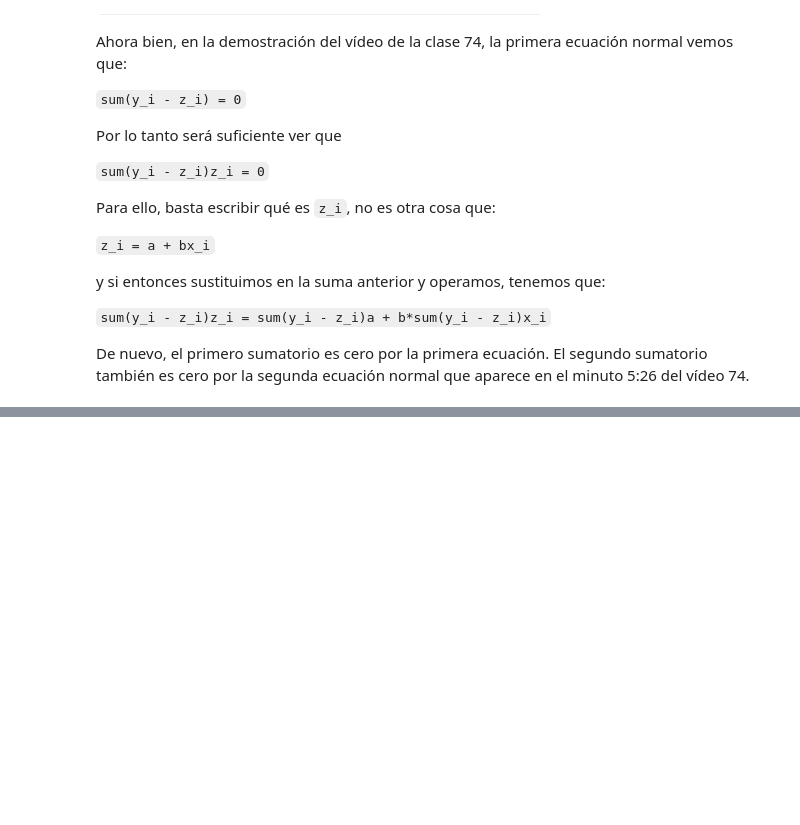
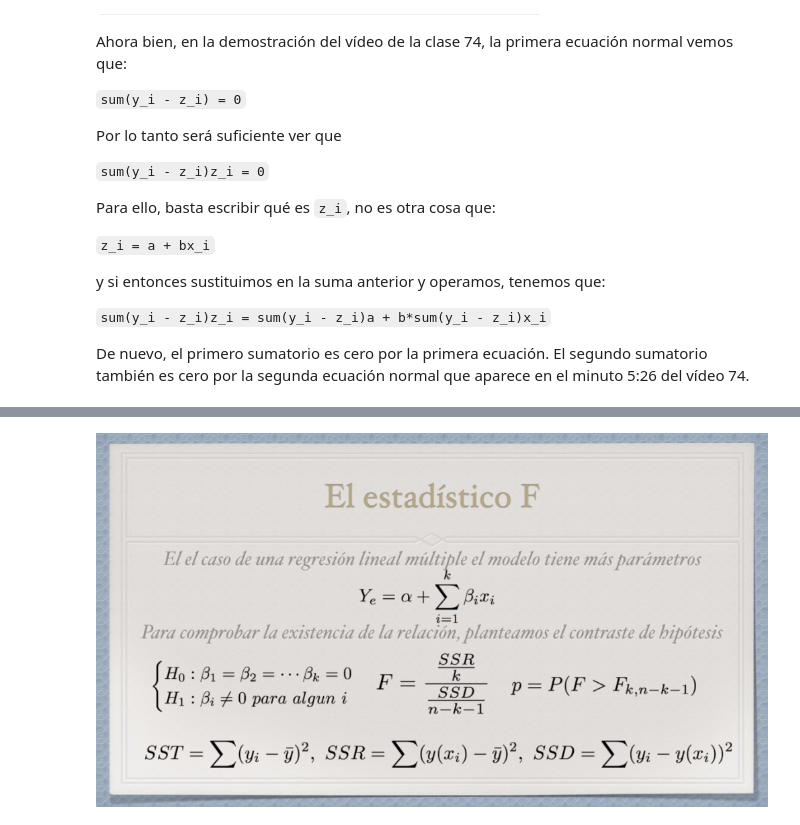
Before and after one commit to olivisoll/python_ML, a Jupyter notebook: notebooks/T4 - 1 - Regresion lineal - Datos ficticios.ipynb, the cells around one changed output, grey strips where cells are left out. Cells and saved outputs as stored; diff of their text form; code cells hidden in the pictures; blank space fills up the shorter version.

```diff
--- a/notebooks/T4 - 1 - Regresion lineal - Datos ficticios.ipynb
+++ b/notebooks/T4 - 1 - Regresion lineal - Datos ficticios.ipynb
@@ -153,0 +223,4 @@ De nuevo, el primero sumatorio es cero por la primera ecuación. El segundo suma
+# %%
+Image(filename="resources/regresion_lineal10.png")
+# %% [output]
+[figure, added]
```
Also changed, not shown: parts of 24 cells of this notebook, 5 other files.
